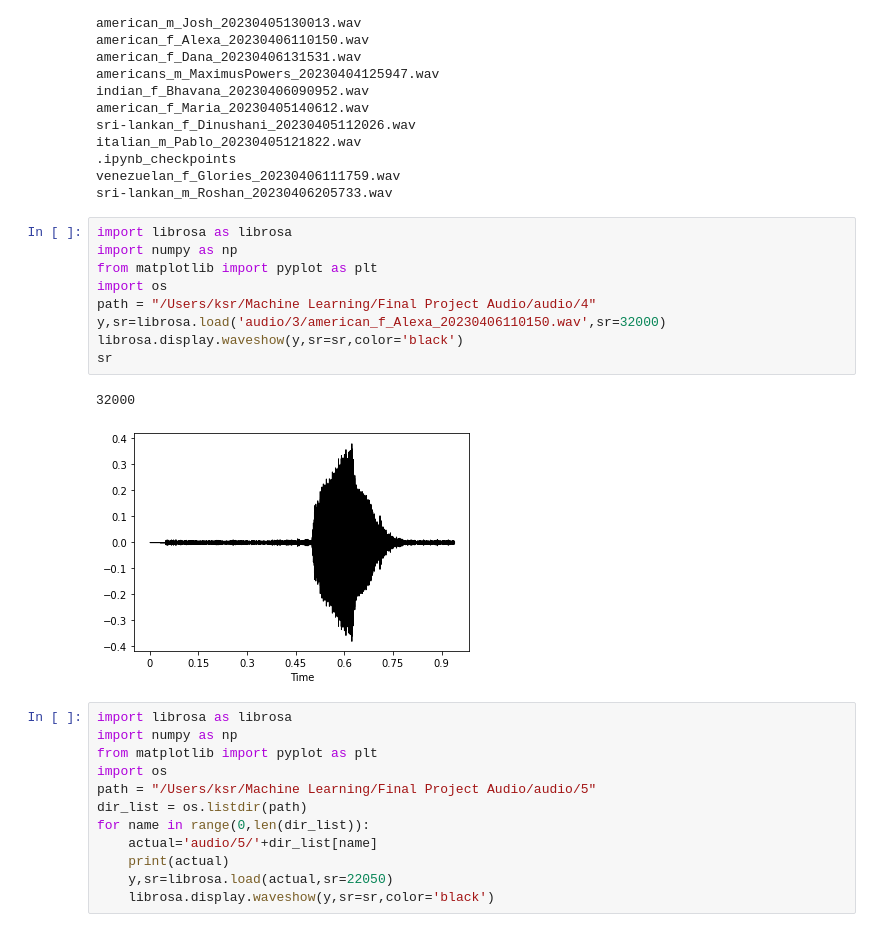
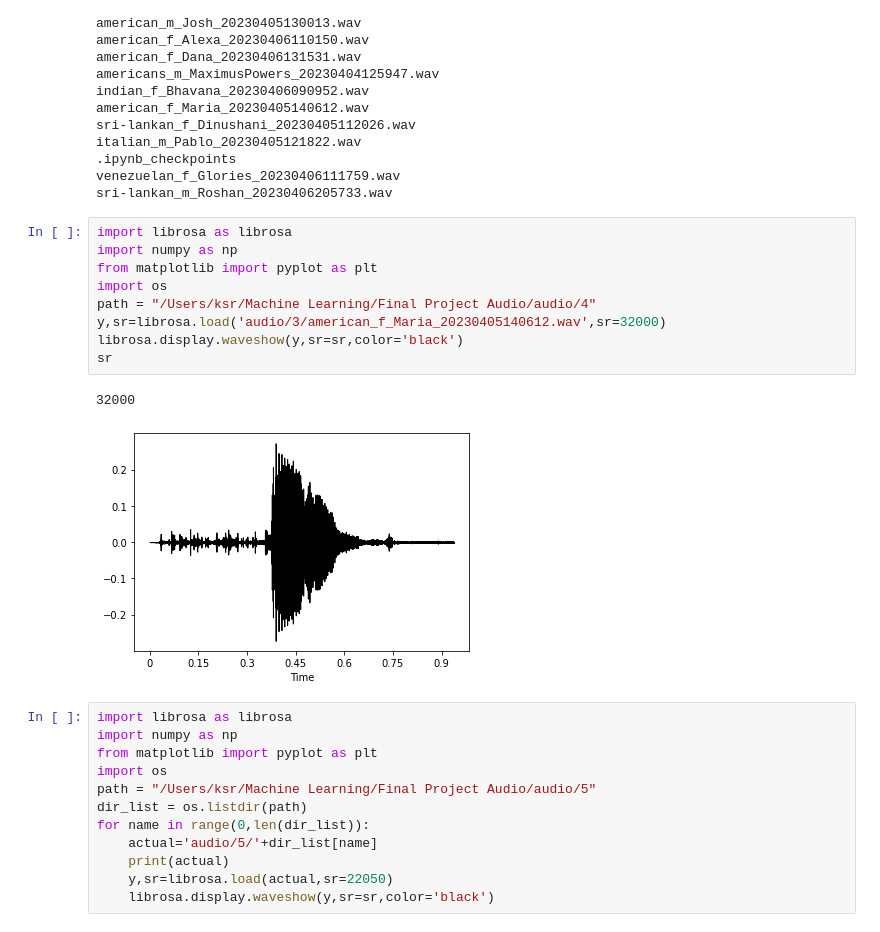
Before and after one commit to KSiva199/Final-Project-Audio, a Jupyter notebook: practice.ipynb, the cells around one changed output. Saved outputs shown, nothing was run; the diff lists cells and outputs as text.

```diff
--- a/practice.ipynb
+++ b/practice.ipynb
@@ -83,15 +83,15 @@ sri-lankan_m_Roshan_20230406205733.wav
 # %%
 import librosa as librosa
 import numpy as np
 from matplotlib import pyplot as plt
 import os
 path = "/Users/ksr/Machine Learning/Final Project Audio/audio/4"
-y,sr=librosa.load('audio/3/american_f_Alexa_20230406110150.wav',sr=32000)
+y,sr=librosa.load('audio/3/american_f_Maria_20230405140612.wav',sr=32000)
 librosa.display.waveshow(y,sr=sr,color='black')
 sr
 # %% [output]
 32000
-[figure, old version]
+[figure, new version]
 # %%
 import librosa as librosa
 import numpy as np
```
Also changed, not shown: parts of 8 cells of this notebook.
